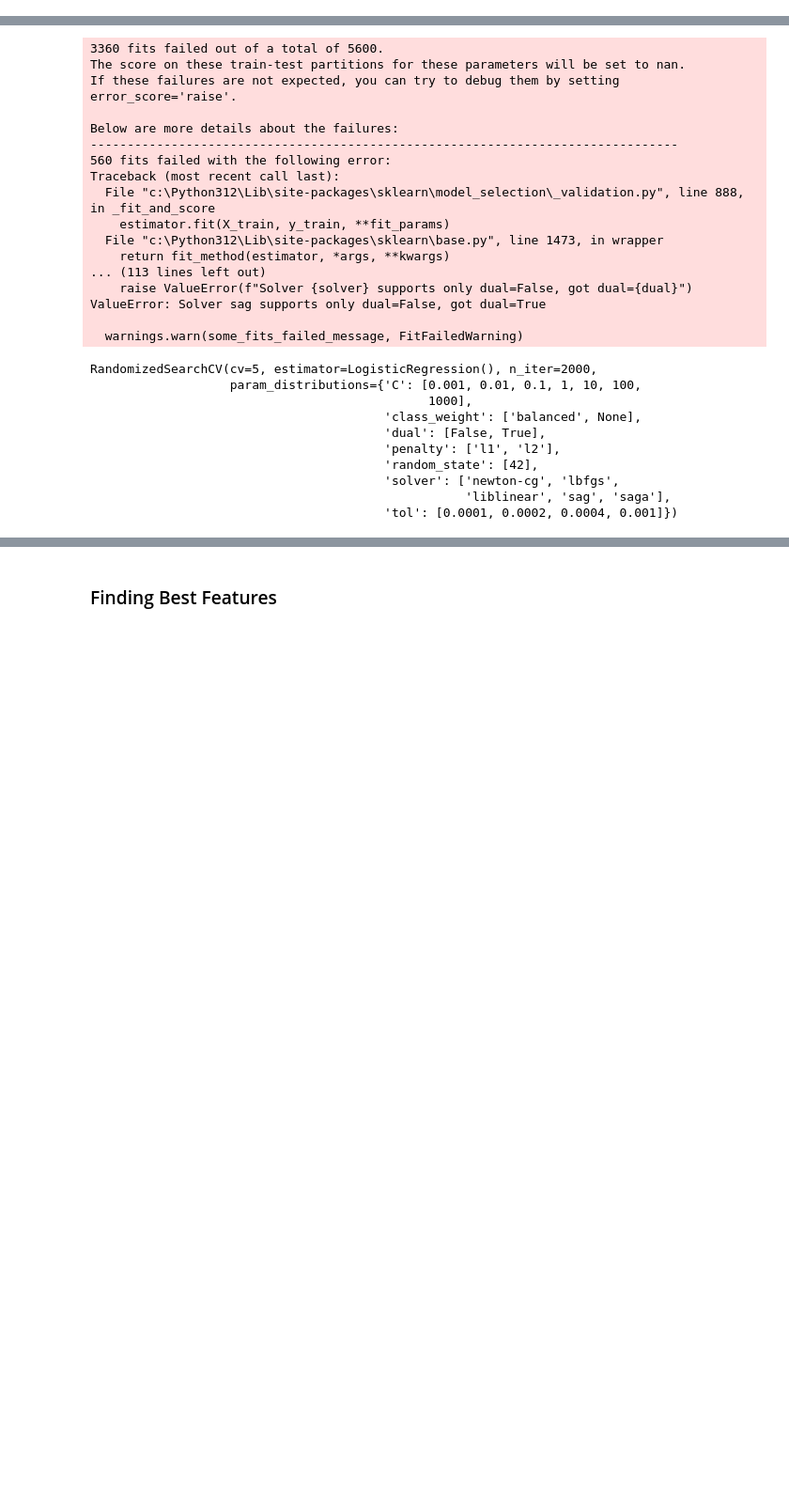
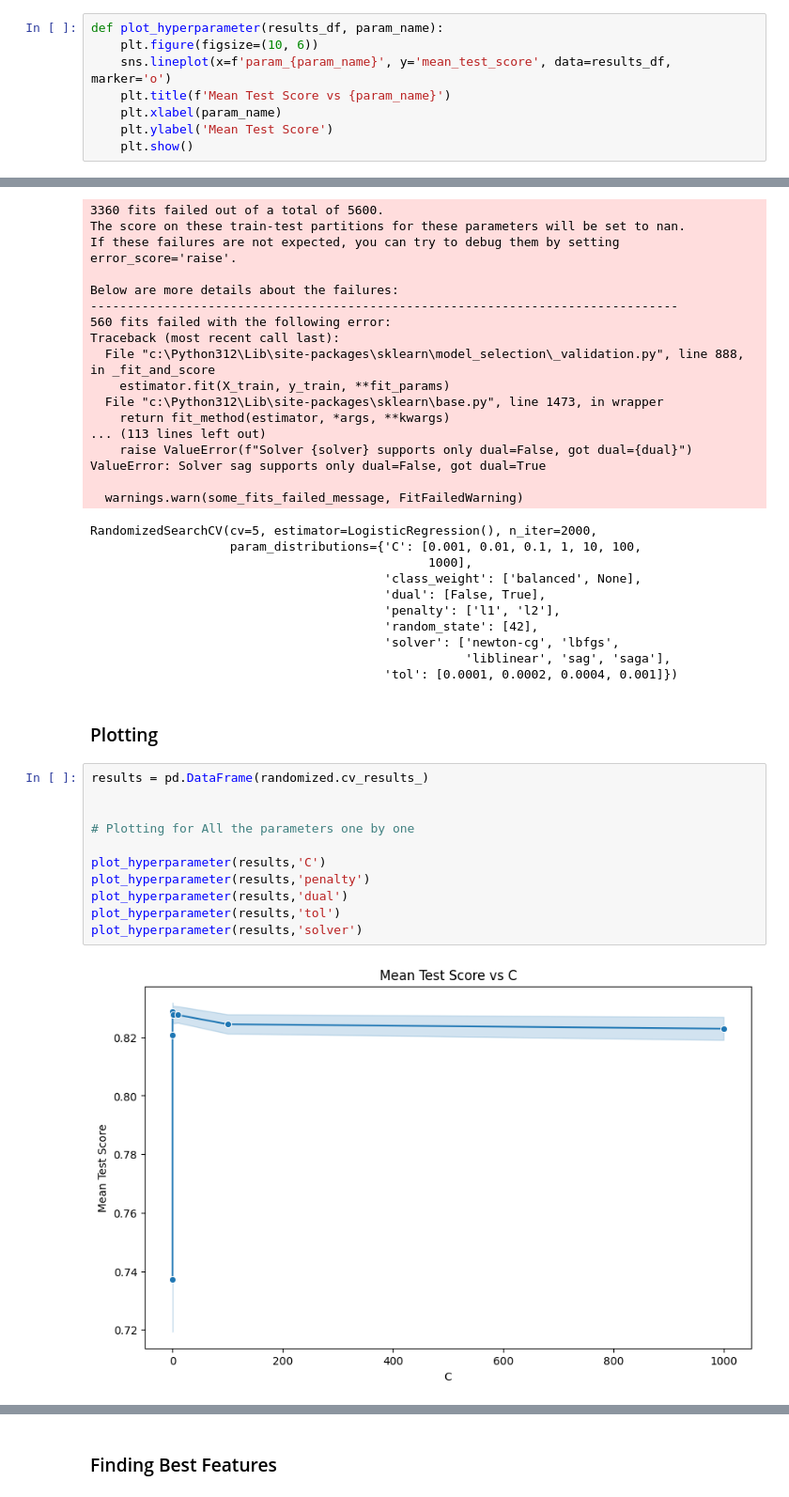
Before and after one commit to AbdullahHasan0/Data-Science-Group-2---BWF---Abdullah-Hasan, a Jupyter notebook: Task 29/Task 29.ipynb, the cells around one changed output, grey strips where cells are left out. Shown at 94% size. Saved outputs shown, nothing was run; the diff lists cells and outputs as text; blank space fills up the shorter version.

```diff
--- a/Task 29/Task 29.ipynb
+++ b/Task 29/Task 29.ipynb
@@ -299,2 +306,10 @@ The default Logistic Regression model has the highest mean score, followed by th
+# %%
+def plot_hyperparameter(results_df, param_name):
+    plt.figure(figsize=(10, 6))
+    sns.lineplot(x=f'param_{param_name}', y='mean_test_score', data=results_df, marker='o')
+    plt.title(f'Mean Test Score vs {param_name}')
+    plt.xlabel(param_name)
+    plt.ylabel('Mean Test Score')
+    plt.show()
 # %% [markdown]
 
@@ -344,3 +359,18 @@ RandomizedSearchCV(cv=5, estimator=LogisticRegression(), n_iter=2000,
                                         'solver': ['newton-cg', 'lbfgs',
                                                    'liblinear', 'sag', 'saga'],
                                         'tol': [0.0001, 0.0002, 0.0004, 0.001]})
+# %% [markdown]
+### Plotting
+# %%
+results = pd.DataFrame(randomized.cv_results_)
+
+
+# Plotting for All the parameters one by one
+
+plot_hyperparameter(results,'C')
+plot_hyperparameter(results,'penalty')
+plot_hyperparameter(results,'dual')
+plot_hyperparameter(results,'tol')
+plot_hyperparameter(results,'solver')
+# %% [output]
+[figure, added]
```
Also changed, not shown: parts of 29 cells of this notebook.
